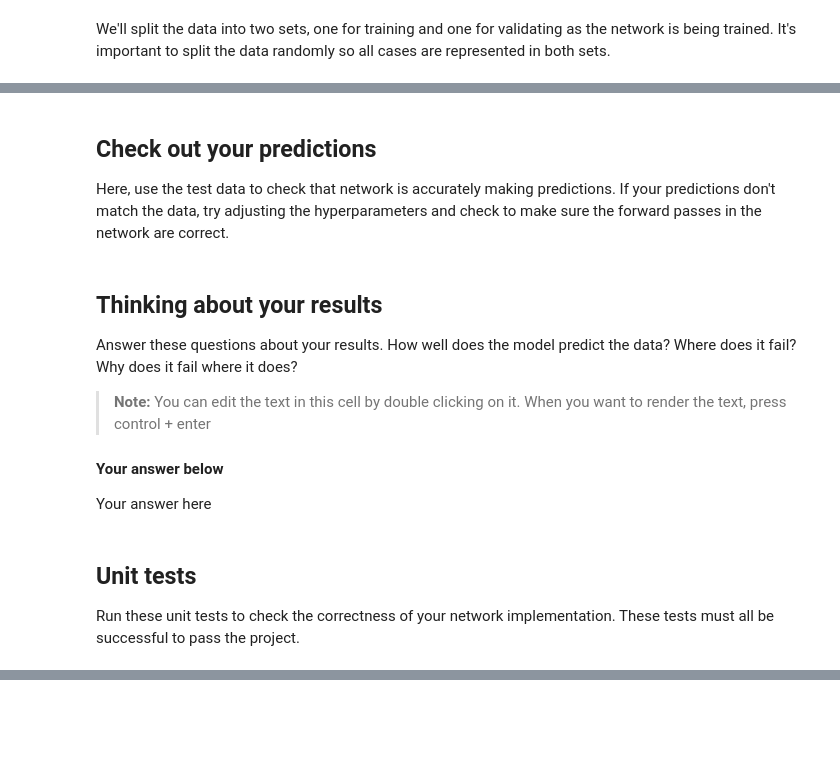
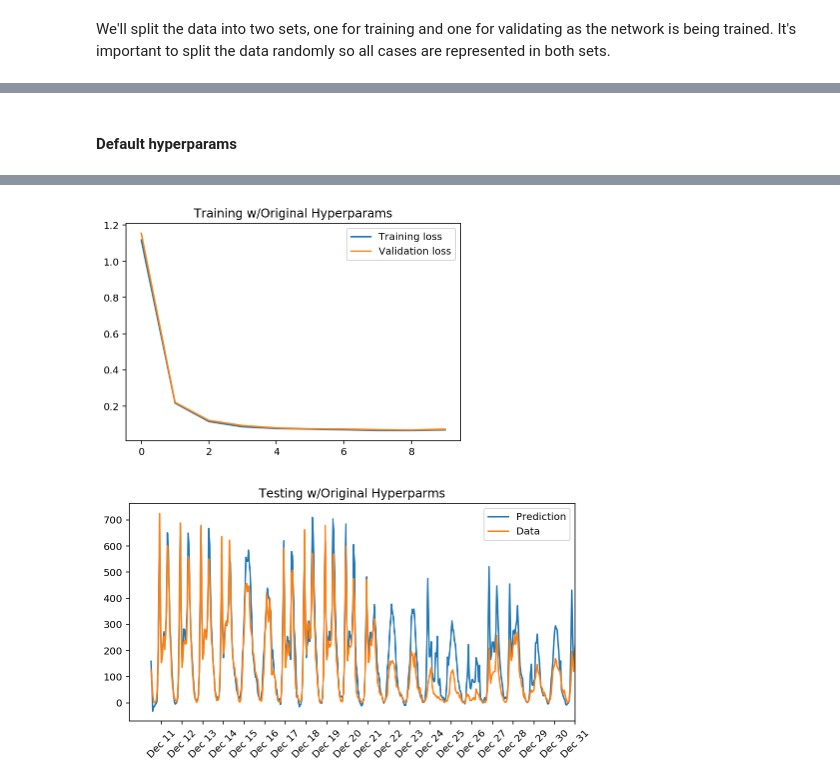
Before and after one commit to maihde/dlnd-project-1, a Jupyter notebook: dlnd-your-first-neural-network.ipynb, the cells around one changed output, grey strips where cells are left out. Drawn from its saved outputs; the diff is of its cells as text; code cells hidden in the pictures; blank space fills up the shorter version.

Commit message:
Submission for dlnd project 1

```diff
--- a/dlnd-your-first-neural-network.ipynb
+++ b/dlnd-your-first-neural-network.ipynb
@@ -208,4 +403,0 @@ plt.legend()
-# %% [markdown]
-## Check out your predictions
-
-Here, use the test data to check that network is accurately making predictions. If your predictions don't match the data, try adjusting the hyperparameters and check to make sure the forward passes in the network are correct.
@@ -226,14 +404,18 @@ _ = ax.set_xticklabels(dates[12::24], rotation=45)
-# %% [markdown]
-## Thinking about your results
-
-Answer these questions about your results. How well does the model predict the data? Where does it fail? Why does it fail where it does?
-
-> **Note:** You can edit the text in this cell by double clicking on it. When you want to render the text, press control + enter
-
-#### Your answer below
-
-Your answer here
-# %% [markdown]
-## Unit tests
-
-Run these unit tests to check the correctness of your network implementation. These tests must all be successful to pass the project.
+# %% [markdown]
+#### Default hyperparams
+# %%
+np.random.seed(42) # set the seed so we can have consistent comparisions
+network, losses = train_network(
+    epochs = 1000,
+    learning_rate = 0.1,
+    hidden_nodes = 10,
+    output_nodes = 1
+)
+
+plot_losses(losses, title="Training w/Original Hyperparams")
+loss = check_and_plot_predictions(network, title="Testing w/Original Hyperparms")
+print("===============================")
+print("Final Training Loss {:.4f}".format(losses["train"][-1]))
+print("Final Validation Loss {:.4f}".format(losses["validation"][-1]))
+print("Final Prediction Loss {:.4f}".format(loss))
+# %% [output]
@@ -239,0 +439,2 @@ Run these unit tests to check the correctness of your network implementation. Th
+[figure, added]
+[figure, added]
```
Also changed, not shown: parts of 40 cells of this notebook, 1 other file.
